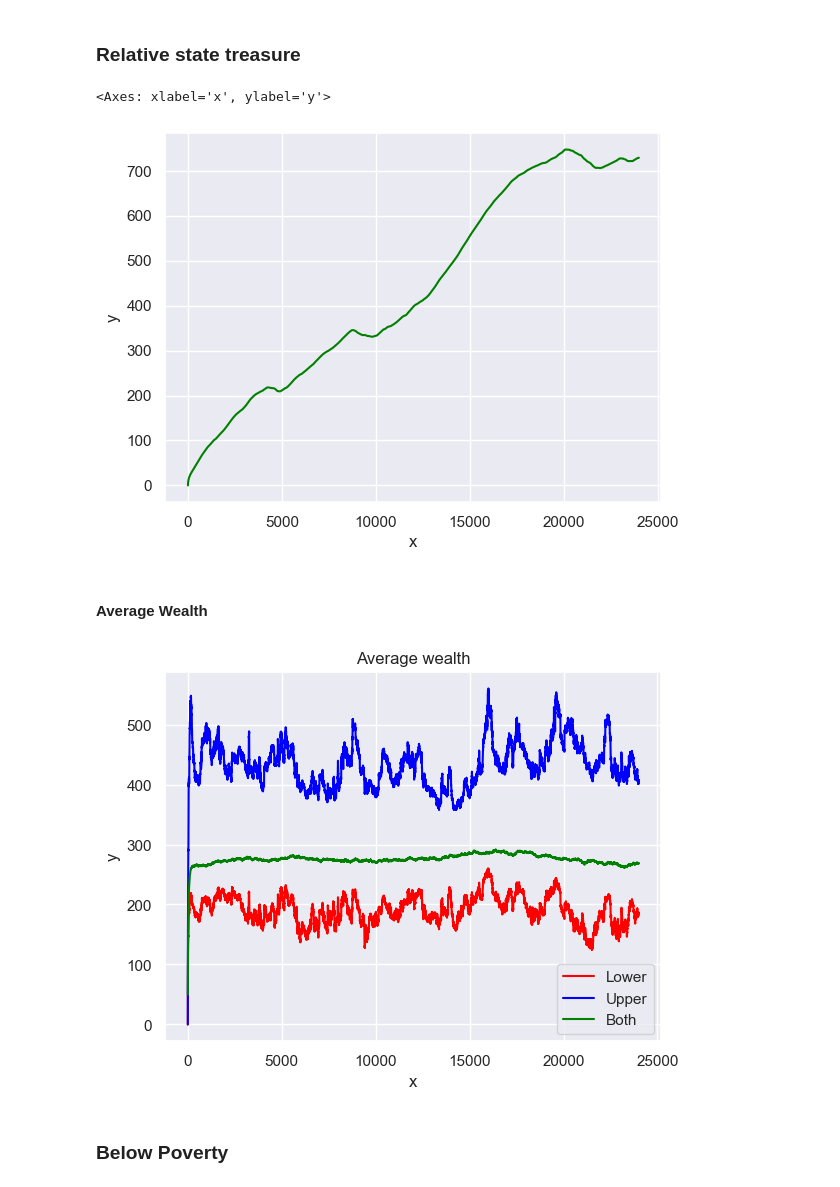
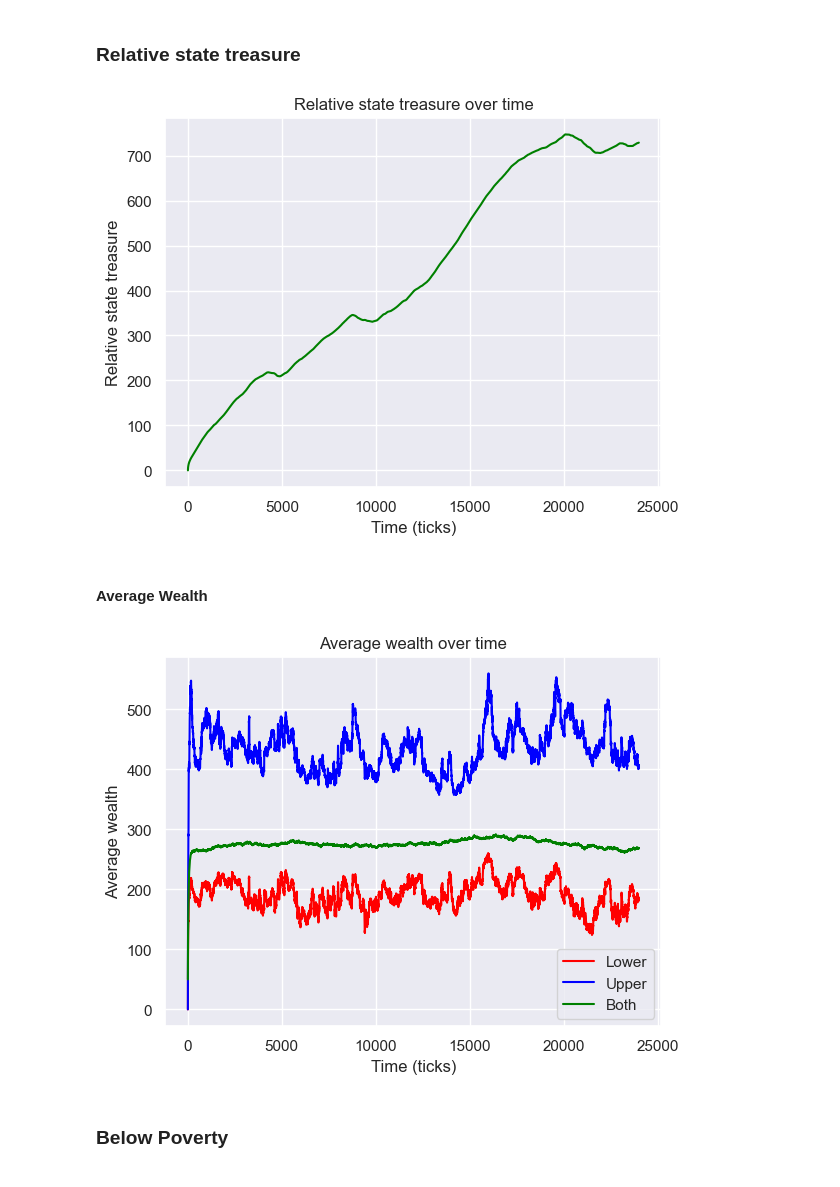
Before and after one commit to MrJoeKr/loveTaxes, a Jupyter notebook: make_graphs.ipynb, the cells around one changed output. Cells and saved outputs as stored; diff of their text form; code cells hidden in the pictures.

Commit message:
Update labels on typical scenario plots

```diff
--- a/make_graphs.ipynb
+++ b/make_graphs.ipynb
@@ -343,12 +343,20 @@ Beginning of the simulation (0 ticks) vs. end of the simulation (at 24000 ticks)
 # %%
 state_data = pd.read_csv("data/scenario_relative_state_treasure.csv", skiprows=16)
 
 figs, ax = plt.subplots()
 
 sns.lineplot(x="x", y="y", data=state_data, ax=ax, color="green")
+
+# Set labels
+ax.set(
+    xlabel="Time (ticks)",
+    ylabel="Relative state treasure",
+    title="Relative state treasure over time",
+)
+
+None
 # %% [output]
-<Axes: xlabel='x', ylabel='y'>
-[figure, old version]
+[figure, new version]
 # %% [markdown]
 #### Average Wealth
 # %%
@@ -367,12 +375,16 @@ sns.lineplot(x="x.2", y="y.2", data=wealth_data, label="Both", color="green", ax
 # Add legend
 ax.legend()
 
-# Add title
-ax.set(title="Average wealth")
+# Set labels
+ax.set(
+    xlabel="Time (ticks)",
+    ylabel="Average wealth",
+    title="Average wealth over time",
+)
 
 None
 # %% [output]
-[figure, old version]
+[figure, new version]
 # %% [markdown]
 ### Below Poverty
 # %%
```
Also changed, not shown: parts of 2 cells of this notebook.
